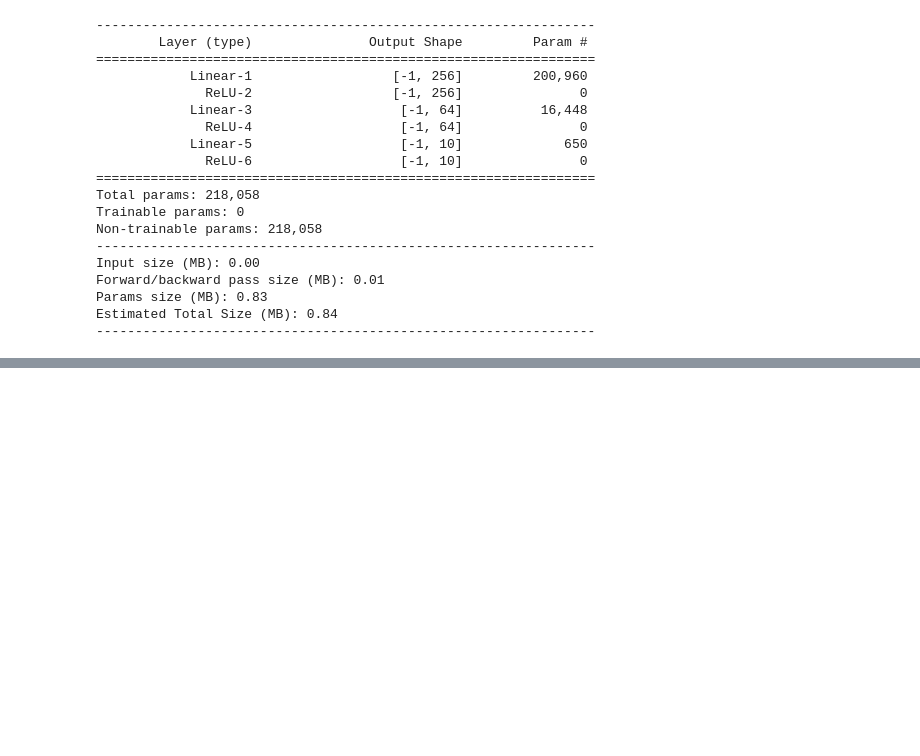
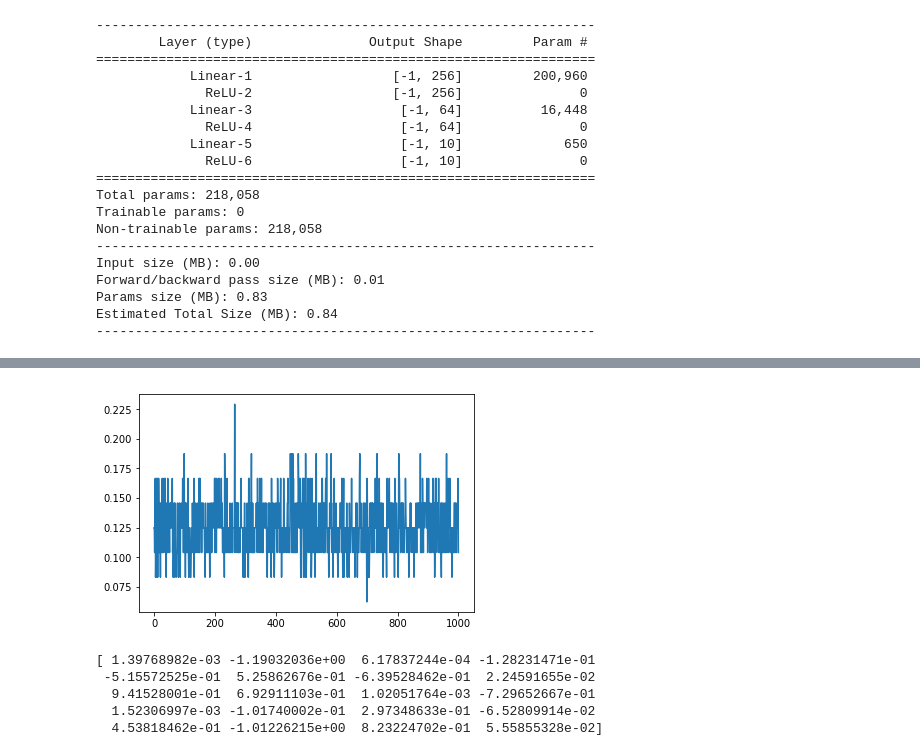
Before and after one commit to kushkhosla96/QuantumImageClassification, a Jupyter notebook: QuantumCircuitLearning.ipynb, the cells around one changed output, grey strips where cells are left out. Drawn from its saved outputs; the diff is of its cells as text; code cells hidden in the pictures; blank space fills up the shorter version.

Commit message:
code runs about 200 times faster now, but the thetas aren't learning anything

```diff
--- a/QuantumCircuitLearning.ipynb
+++ b/QuantumCircuitLearning.ipynb
@@ -58,7 +60,7 @@ def cost(X, actual_labels, thetas):
 # %% [markdown]
 At this point, we have to get our (encoded) images so that we may actually start training
 # %%
-data = MNISTData(batch_size=4)
+data = MNISTData(batch_size=16)
 train_loader = data.get_train_loader()
 test_loader = data.get_test_loader()
 # %%
@@ -128,7 +133,10 @@ torch.Size([1, 10])
 X = encoder(inputs.view(len(labels), -1))
 print(X.size())
 print(labels.size())
+print(thetas.shape)
 start = time.time()
-qml.grad(cost, argnum=2)(X.numpy(), labels.numpy(), thetas)
+grad = qml.grad(cost, argnum=2)(X.numpy(), labels.numpy(), thetas)
+print(grad)
+print(grad.shape)
 print(time.time() - start)
 # %% [output]
@@ -137,0 +152,18 @@ torch.Size([4])
+# %%
+def accuracy(thetas, number_batches=3):
+    correct = 0
+    total = 0
+    for i, data in enumerate(test_loader, 0):
+        if i == number_batches:
+            break
+        inputs, labels = data
+        inputs = encoder(inputs.view(len(labels), -1)).numpy()
+        predicted = []
+        for image in inputs:
+            ys = circuit(image, thetas)
+            predicted.append(np.argmax(ys))
+        correct += (np.asarray(predicted) == labels.numpy()).sum()
+        total += len(predicted)
+    return(correct / total)
+# have done no training, so should be around 10%
+accuracy(thetas)
@@ -137,0 +172,15 @@ torch.Size([4])
+# %%
+eta = .1
+start = time.time()
+accuracies = []
+for epoch in range(1):
+    for i, data in enumerate(train_loader, 0):
+        inputs, labels = data
+        X = encoder(inputs.view(len(labels), -1))
+        grad = qml.grad(cost, argnum=2)(X.numpy(), labels.numpy(), thetas)
+        thetas -= eta * grad
+        acc = accuracy(thetas)
+        accuracies.append(acc)
+        print("%d batches took %f seconds and has accuracy %f" % (i + 1, time.time() - start, acc))
+        if i == 1000:
+            break
@@ -137,0 +205,11 @@ torch.Size([4])
+# %%
+plt.plot(accuracies)
+plt.show()
+print(thetas)
+# %% [output]
+[figure, added]
+[ 1.39768982e-03 -1.19032036e+00  6.17837244e-04 -1.28231471e-01
+ -5.15572525e-01  5.25862676e-01 -6.39528462e-01  2.24591655e-02
+  9.41528001e-01  6.92911103e-01  1.02051764e-03 -7.29652667e-01
+  1.52306997e-03 -1.01740002e-01  2.97348633e-01 -6.52809914e-02
+  4.53818462e-01 -1.01226215e+00  8.23224702e-01  5.55855328e-02]
```
Also changed, not shown: parts of 10 cells of this notebook, 1 other file.
